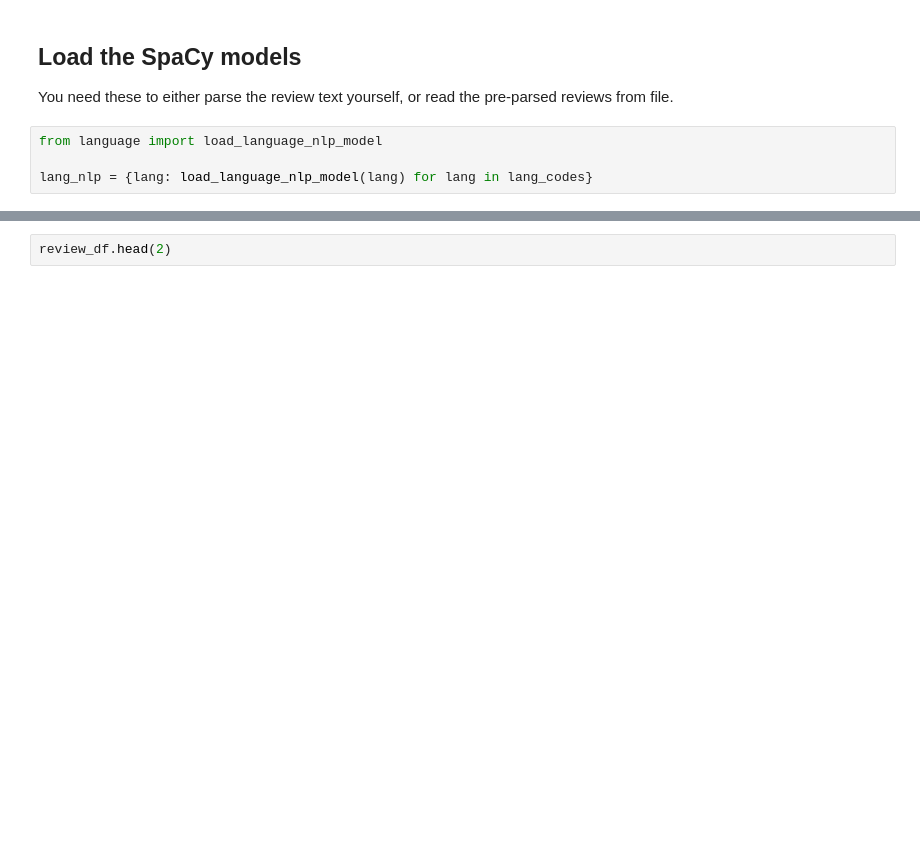
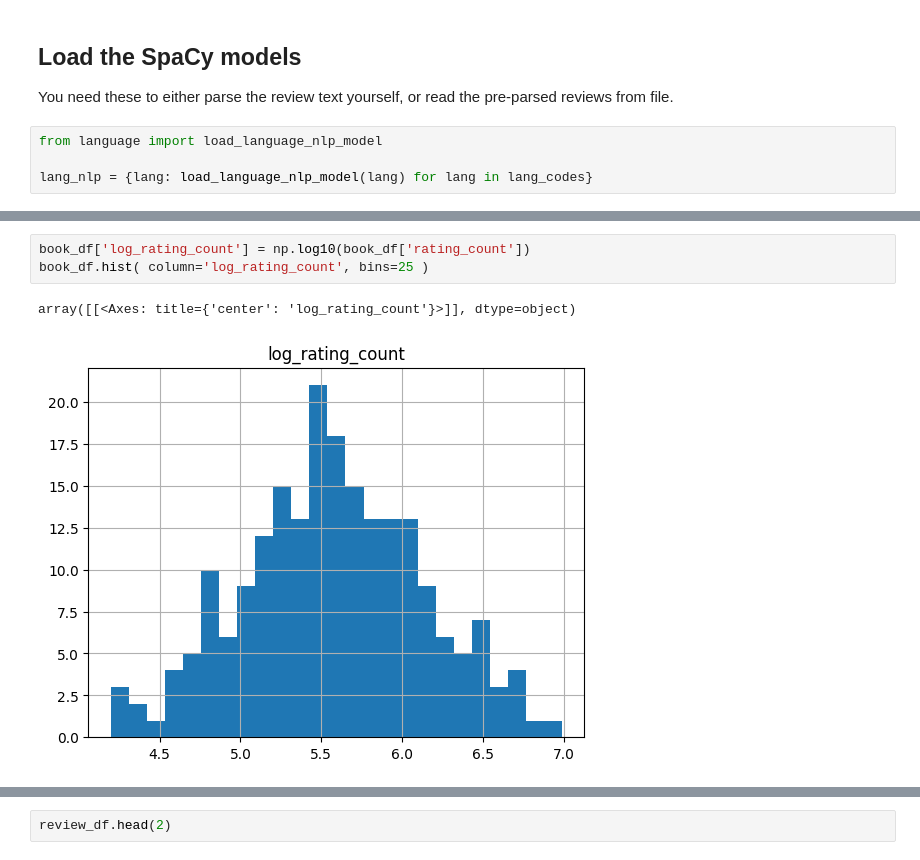
Before and after one commit to impact-and-fiction/workshop-multilingual-reviews-2025, a Jupyter notebook: scripts/step-1-word_frequencies.ipynb, the cells around one changed output, grey strips where cells are left out. Saved outputs shown, nothing was run; the diff lists cells and outputs as text; blank space fills up the shorter version.

```diff
--- a/scripts/step-1-word_frequencies.ipynb
+++ b/scripts/step-1-word_frequencies.ipynb
@@ -61,0 +95,6 @@ book_df.head(2)
+# %%
+book_df['log_rating_count'] = np.log10(book_df['rating_count'])
+book_df.hist( column='log_rating_count', bins=25 )
+# %% [output]
+array([[<Axes: title={'center': 'log_rating_count'}>]], dtype=object)
+[figure, added]
```
Also changed, not shown: parts of 25 cells of this notebook, 2 other files.
